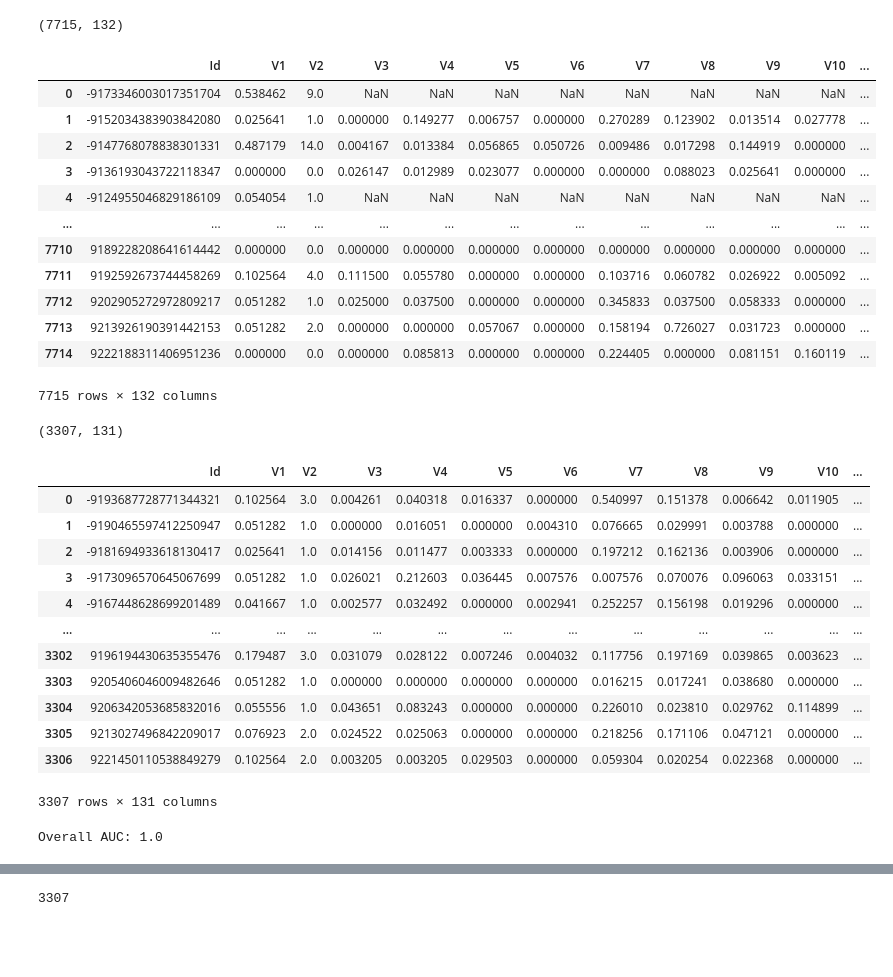
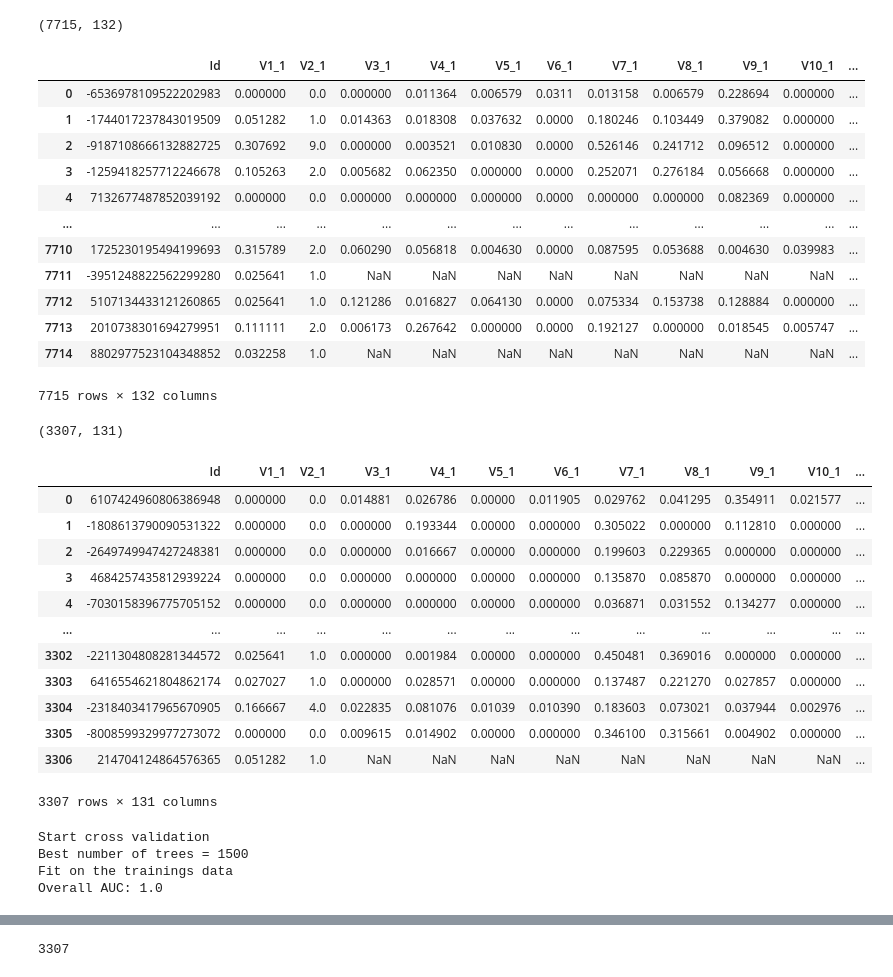
Before and after one commit to Anastasia-Student/INT20H_2022, a Jupyter notebook: XGB_Model.ipynb, the cells around one changed output, grey strips where cells are left out. Cells and saved outputs as stored; diff of their text form; code cells hidden in the pictures; blank space fills up the shorter version.

```diff
--- a/XGB_Model.ipynb
+++ b/XGB_Model.ipynb
@@ -16,42 +17,42 @@ import xgboost as xgb
 from xgboost import XGBClassifier
 from xgboost import cv
 # %%
-dense_median_nona = pd.read_csv('dense_dataset_medianfillna.csv')
+dense_median_nona = pd.read_csv('train_dence_noprocess.csv')
 print(dense_median_nona.shape)
 dense_median_nona #feature output
 # %% [output]
 (7715, 132)
-|  | Id | V1 | V2 | V3 | V4 | V5 | V6 | V7 | V8 | V9 | V10 | ... |
-| 0 | -9173346003017351704 | 0.538462 | 9.0 | NaN | NaN | NaN | NaN | NaN | NaN | NaN | NaN | ... |
-| 1 | -9152034383903842080 | 0.025641 | 1.0 | 0.000000 | 0.149277 | 0.006757 | 0.000000 | 0.270289 | 0.123902 | 0.013514 | 0.027778 | ... |
-| 2 | -9147768078838301331 | 0.487179 | 14.0 | 0.004167 | 0.013384 | 0.056865 | 0.050726 | 0.009486 | 0.017298 | 0.144919 | 0.000000 | ... |
-| 3 | -9136193043722118347 | 0.000000 | 0.0 | 0.026147 | 0.012989 | 0.023077 | 0.000000 | 0.000000 | 0.088023 | 0.025641 | 0.000000 | ... |
-| 4 | -9124955046829186109 | 0.054054 | 1.0 | NaN | NaN | NaN | NaN | NaN | NaN | NaN | NaN | ... |
+|  | Id | V1_1 | V2_1 | V3_1 | V4_1 | V5_1 | V6_1 | V7_1 | V8_1 | V9_1 | V10_1 | ... |
+| 0 | -6536978109522202983 | 0.000000 | 0.0 | 0.000000 | 0.011364 | 0.006579 | 0.0311 | 0.013158 | 0.006579 | 0.228694 | 0.000000 | ... |
+| 1 | -1744017237843019509 | 0.051282 | 1.0 | 0.014363 | 0.018308 | 0.037632 | 0.0000 | 0.180246 | 0.103449 | 0.379082 | 0.000000 | ... |
+| 2 | -9187108666132882725 | 0.307692 | 9.0 | 0.000000 | 0.003521 | 0.010830 | 0.0000 | 0.526146 | 0.241712 | 0.096512 | 0.000000 | ... |
+| 3 | -1259418257712246678 | 0.105263 | 2.0 | 0.005682 | 0.062350 | 0.000000 | 0.0000 | 0.252071 | 0.276184 | 0.056668 | 0.000000 | ... |
+| 4 | 7132677487852039192 | 0.000000 | 0.0 | 0.000000 | 0.000000 | 0.000000 | 0.0000 | 0.000000 | 0.000000 | 0.082369 | 0.000000 | ... |
 | ... | ... | ... | ... | ... | ... | ... | ... | ... | ... | ... | ... | ... |
-| 7710 | 9189228208641614442 | 0.000000 | 0.0 | 0.000000 | 0.000000 | 0.000000 | 0.000000 | 0.000000 | 0.000000 | 0.000000 | 0.000000 | ... |
-| 7711 | 9192592673744458269 | 0.102564 | 4.0 | 0.111500 | 0.055780 | 0.000000 | 0.000000 | 0.103716 | 0.060782 | 0.026922 | 0.005092 | ... |
-| 7712 | 9202905272972809217 | 0.051282 | 1.0 | 0.025000 | 0.037500 | 0.000000 | 0.000000 | 0.345833 | 0.037500 | 0.058333 | 0.000000 | ... |
-| 7713 | 9213926190391442153 | 0.051282 | 2.0 | 0.000000 | 0.000000 | 0.057067 | 0.000000 | 0.158194 | 0.726027 | 0.031723 | 0.000000 | ... |
-| 7714 | 9222188311406951236 | 0.000000 | 0.0 | 0.000000 | 0.085813 | 0.000000 | 0.000000 | 0.224405 | 0.000000 | 0.081151 | 0.160119 | ... |
+| 7710 | 1725230195494199693 | 0.315789 | 2.0 | 0.060290 | 0.056818 | 0.004630 | 0.0000 | 0.087595 | 0.053688 | 0.004630 | 0.039983 | ... |
+| 7711 | -3951248822562299280 | 0.025641 | 1.0 | NaN | NaN | NaN | NaN | NaN | NaN | NaN | NaN | ... |
+| 7712 | 5107134433121260865 | 0.025641 | 1.0 | 0.121286 | 0.016827 | 0.064130 | 0.0000 | 0.075334 | 0.153738 | 0.128884 | 0.000000 | ... |
+| 7713 | 2010738301694279951 | 0.111111 | 2.0 | 0.006173 | 0.267642 | 0.000000 | 0.0000 | 0.192127 | 0.000000 | 0.018545 | 0.005747 | ... |
+| 7714 | 8802977523104348852 | 0.032258 | 1.0 | NaN | NaN | NaN | NaN | NaN | NaN | NaN | NaN | ... |
 7715 rows × 132 columns
 # %%
-test_dense_median_nona = pd.read_csv('test_na_new.csv')
+test_dense_median_nona = pd.read_csv('test_dense_noprocess.csv')
 print(test_dense_median_nona.shape)
 test_dense_median_nona #feature output
 # %% [output]
 (3307, 131)
-|  | Id | V1 | V2 | V3 | V4 | V5 | V6 | V7 | V8 | V9 | V10 | ... |
-| 0 | -9193687728771344321 | 0.102564 | 3.0 | 0.004261 | 0.040318 | 0.016337 | 0.000000 | 0.540997 | 0.151378 | 0.006642 | 0.011905 | ... |
-| 1 | -9190465597412250947 | 0.051282 | 1.0 | 0.000000 | 0.016051 | 0.000000 | 0.004310 | 0.076665 | 0.029991 | 0.003788 | 0.000000 | ... |
-| 2 | -9181694933618130417 | 0.025641 | 1.0 | 0.014156 | 0.011477 | 0.003333 | 0.000000 | 0.197212 | 0.162136 | 0.003906 | 0.000000 | ... |
-| 3 | -9173096570645067699 | 0.051282 | 1.0 | 0.026021 | 0.212603 | 0.036445 | 0.007576 | 0.007576 | 0.070076 | 0.096063 | 0.033151 | ... |
-| 4 | -9167448628699201489 | 0.041667 | 1.0 | 0.002577 | 0.032492 | 0.000000 | 0.002941 | 0.252257 | 0.156198 | 0.019296 | 0.000000 | ... |
+|  | Id | V1_1 | V2_1 | V3_1 | V4_1 | V5_1 | V6_1 | V7_1 | V8_1 | V9_1 | V10_1 | ... |
+| 0 | 6107424960806386948 | 0.000000 | 0.0 | 0.014881 | 0.026786 | 0.00000 | 0.011905 | 0.029762 | 0.041295 | 0.354911 | 0.021577 | ... |
+| 1 | -1808613790090531322 | 0.000000 | 0.0 | 0.000000 | 0.193344 | 0.00000 | 0.000000 | 0.305022 | 0.000000 | 0.112810 | 0.000000 | ... |
+| 2 | -2649749947427248381 | 0.000000 | 0.0 | 0.000000 | 0.016667 | 0.00000 | 0.000000 | 0.199603 | 0.229365 | 0.000000 | 0.000000 | ... |
+| 3 | 4684257435812939224 | 0.000000 | 0.0 | 0.000000 | 0.000000 | 0.00000 | 0.000000 | 0.135870 | 0.085870 | 0.000000 | 0.000000 | ... |
+| 4 | -7030158396775705152 | 0.000000 | 0.0 | 0.000000 | 0.000000 | 0.00000 | 0.000000 | 0.036871 | 0.031552 | 0.134277 | 0.000000 | ... |
 | ... | ... | ... | ... | ... | ... | ... | ... | ... | ... | ... | ... | ... |
-| 3302 | 9196194430635355476 | 0.179487 | 3.0 | 0.031079 | 0.028122 | 0.007246 | 0.004032 | 0.117756 | 0.197169 | 0.039865 | 0.003623 | ... |
-| 3303 | 9205406046009482646 | 0.051282 | 1.0 | 0.000000 | 0.000000 | 0.000000 | 0.000000 | 0.016215 | 0.017241 | 0.038680 | 0.000000 | ... |
-| 3304 | 9206342053685832016 | 0.055556 | 1.0 | 0.043651 | 0.083243 | 0.000000 | 0.000000 | 0.226010 | 0.023810 | 0.029762 | 0.114899 | ... |
-| 3305 | 9213027496842209017 | 0.076923 | 2.0 | 0.024522 | 0.025063 | 0.000000 | 0.000000 | 0.218256 | 0.171106 | 0.047121 | 0.000000 | ... |
-| 3306 | 9221450110538849279 | 0.102564 | 2.0 | 0.003205 | 0.003205 | 0.029503 | 0.000000 | 0.059304 | 0.020254 | 0.022368 | 0.000000 | ... |
+| 3302 | -2211304808281344572 | 0.025641 | 1.0 | 0.000000 | 0.001984 | 0.00000 | 0.000000 | 0.450481 | 0.369016 | 0.000000 | 0.000000 | ... |
+| 3303 | 6416554621804862174 | 0.027027 | 1.0 | 0.000000 | 0.028571 | 0.00000 | 0.000000 | 0.137487 | 0.221270 | 0.027857 | 0.000000 | ... |
+| 3304 | -2318403417965670905 | 0.166667 | 4.0 | 0.022835 | 0.081076 | 0.01039 | 0.010390 | 0.183603 | 0.073021 | 0.037944 | 0.002976 | ... |
+| 3305 | -8008599329977273072 | 0.000000 | 0.0 | 0.009615 | 0.014902 | 0.00000 | 0.000000 | 0.346100 | 0.315661 | 0.004902 | 0.000000 | ... |
+| 3306 | 214704124864576365 | 0.051282 | 1.0 | NaN | NaN | NaN | NaN | NaN | NaN | NaN | NaN | ... |
 3307 rows × 131 columns
 # %%
 X_train = dense_median_nona.drop(['target', 'Id'], axis = 1)
@@ -62,21 +63,27 @@ X_train, X_val, Y_train, Y_val = train_test_split(X_train, Y_train, test_size=0.
 X_test = test_dense_median_nona.drop(['Id'], axis = 1)
 # %%
 xgtrain = xgb.DMatrix(X_train, label=Y_train)
-model = xgb.XGBClassifier(base_score=0.5, booster='gbtree', learning_rate=0.300000012, max_delta_step=0, max_depth=12,
-              min_child_weight=1, num_parallel_tree=5, n_estimators=100, seed=9, gamma=0, eta=0.1, colsample_bytree=0.5, sampling_method='gradient_based')
+model = xgb.XGBClassifier(base_score=0.5, booster='gbtree', learning_rate=2, max_delta_step=0, max_depth=11, scale_pos_weight=0.209437216,
+              min_child_weight=0, num_parallel_tree=5, n_estimators=100, seed=13, gamma=0, eta=0.3, sampling_method='gradient_based', objective='reg:logistic',
+              subsample=0.7777777777788, # is the fraction of the training samples (randomly selected) that will be used to train each tree
+              colsample_bytree=0.7777777777788, # is the fraction of features (randomly selected) that will be used to train each tree
+              colsample_bylevel=0.3 # is the fraction of features (randomly selected) that will be used in each node to train each tree
+              )
 xgb_param = model.get_xgb_params()
 #do cross validation
 print ('Start cross validation')
-cvresult = xgb.cv(xgb_param, xgtrain, num_boost_round=1200, nfold=10, metrics=['auc'],
-     early_stopping_rounds=50, stratified=True, seed=9)
+cvresult = xgb.cv(xgb_param, xgtrain, num_boost_round=1500, nfold=3, metrics=['auc'],
+     early_stopping_rounds=50, stratified=True, seed=13)
 print('Best number of trees = {}'.format(cvresult.shape[0]))
 model.set_params(n_estimators=cvresult.shape[0])
 print('Fit on the trainings data')
 model.fit(X_train, Y_train, eval_metric='auc')
+print('Overall AUC:', roc_auc_score(Y_train, model.predict_proba(X_train)[:,1]))
+# %% [output]
+Start cross validation
+Best number of trees = 1500
+Fit on the trainings data
+Overall AUC: 1.0
-# %%
-print('Overall AUC:', roc_auc_score(Y_train, model.predict_proba(X_train)[:,1]))
-# %% [output]
-Overall AUC: 1.0
 # %%
 Y_pred = model.predict(X_train, ntree_limit=cvresult.shape[0])
 Y_pred
```
Also changed, not shown: parts of 5 cells of this notebook.
